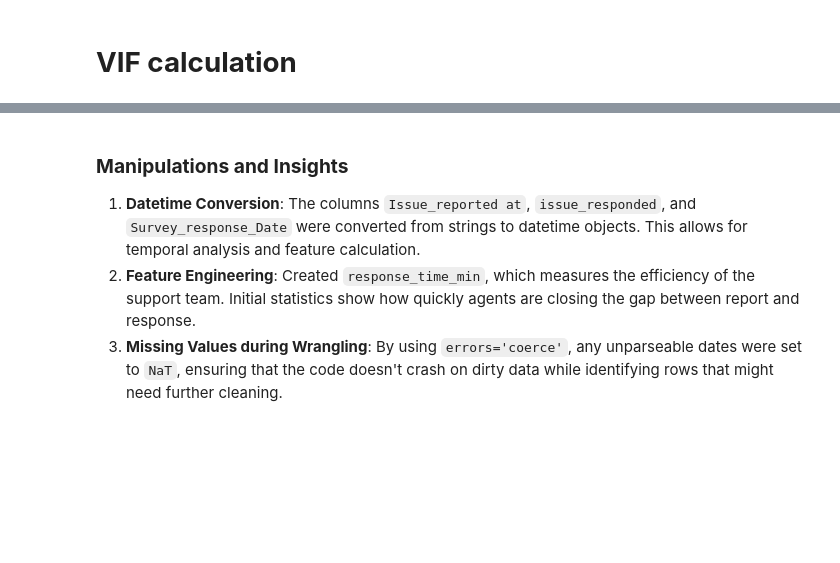
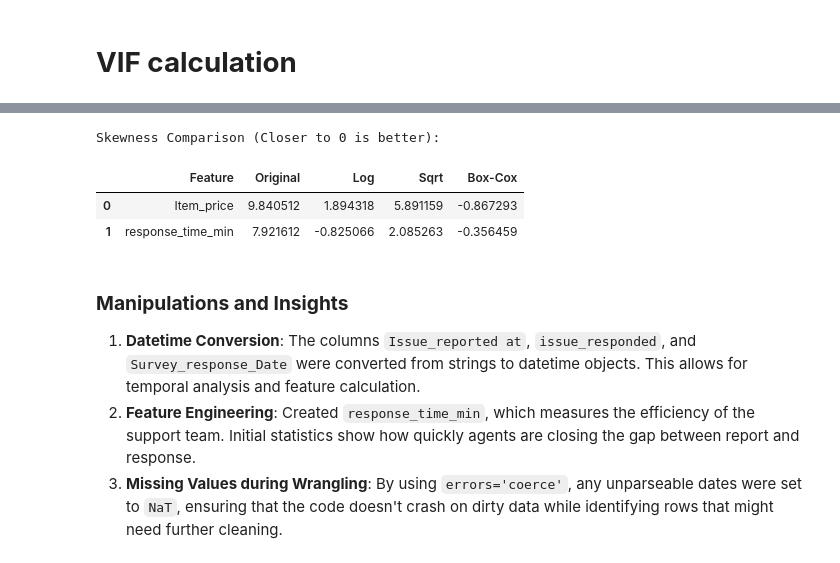
Before and after one commit to amol004/E-Commerce-Customer-Satisfaction-Score-Prediction-Deep-Learning, a Jupyter notebook: E_Commerce_Customer_Satisfaction_Score_Prediction.ipynb, the cells around one changed output, grey strips where cells are left out. Drawn from its saved outputs; the diff is of its cells as text; code cells hidden in the pictures; blank space fills up the shorter version.

```diff
--- a/E_Commerce_Customer_Satisfaction_Score_Prediction.ipynb
+++ b/E_Commerce_Customer_Satisfaction_Score_Prediction.ipynb
@@ -473,3 +491,32 @@ Updated Dataframe Head:
+# %%
+from scipy import stats
+
+def check_transformations(df, columns):
+    results = []
+    for col in columns:
+        # Ensure data is positive for certain transformations
+        data = df[col] + 1e-6
+
+        res = {
+            'Feature': col,
+            'Original': data.skew(),
+            'Log': np.log1p(data).skew(),
+            'Sqrt': np.sqrt(data).skew(),
+            'Box-Cox': pd.Series(stats.boxcox(data)[0]).skew()
+        }
+        results.append(res)
+
+    return pd.DataFrame(results)
+
+# Perform the check on numerical features
+transformation_df = check_transformations(df, ['Item_price', 'response_time_min'])
+print("Skewness Comparison (Closer to 0 is better):")
+display(transformation_df)
+# %% [output]
+Skewness Comparison (Closer to 0 is better):
+|  | Feature | Original | Log | Sqrt | Box-Cox |
+| 0 | Item_price | 9.840512 | 1.894318 | 5.891159 | -0.867293 |
+| 1 | response_time_min | 7.921612 | -0.825066 | 2.085263 | -0.356459 |
 # %% [markdown]
 ### **Manipulations and Insights**
 
```
Also changed, not shown: parts of 3 cells of this notebook.
